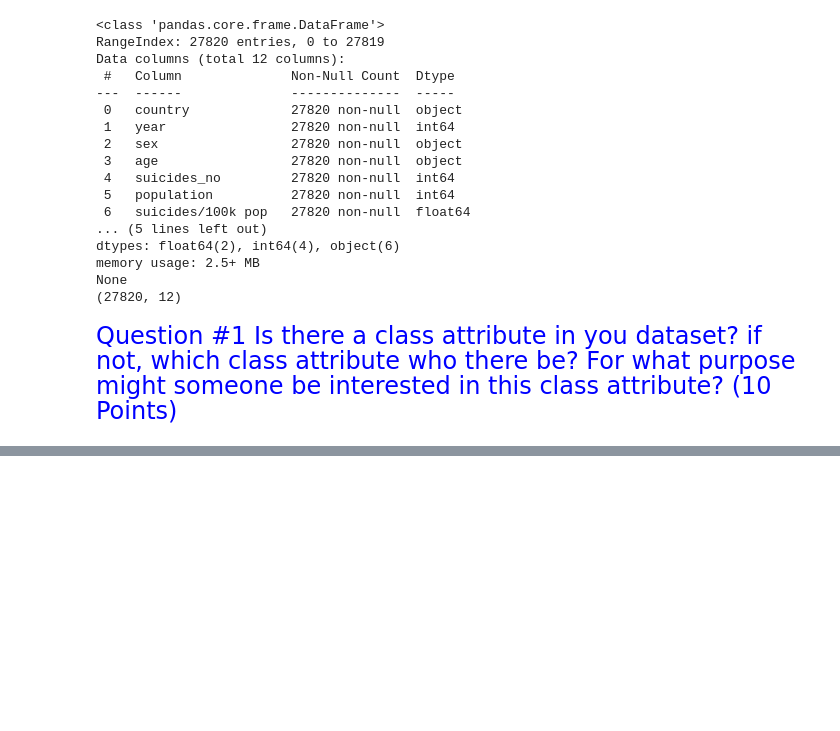
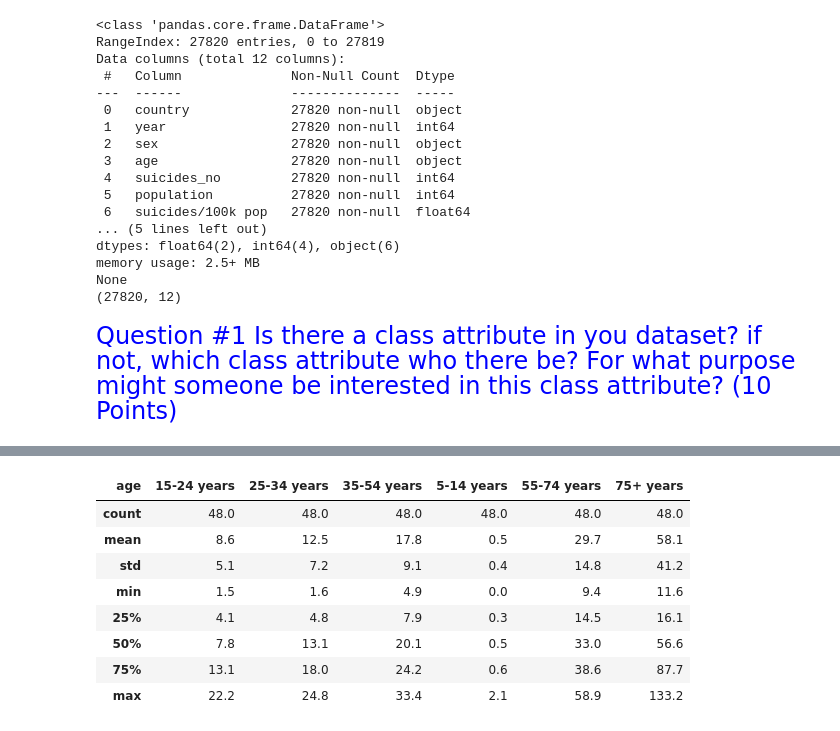
Before and after one commit to weigeng-valpo/AMOD533, a Jupyter notebook: AMOD-533 Final.ipynb, the cells around one changed output, grey strips where cells are left out. Cells and saved outputs as stored; diff of their text form; code cells hidden in the pictures; blank space fills up the shorter version.

```diff
--- a/AMOD-533 Final.ipynb
+++ b/AMOD-533 Final.ipynb
@@ -124,0 +114,13 @@ Cuba_df[(select_columns)].describe(include='all')
+# %%
+# Part I: display measurements for suicides/100 pop by age for Cuba
+Cuba_df.groupby(['age'])['suicides/100k pop'].describe().transpose().round(1)
+# %% [output]
+| age | 15-24 years | 25-34 years | 35-54 years | 5-14 years | 55-74 years | 75+ years |
+| count | 48.0 | 48.0 | 48.0 | 48.0 | 48.0 | 48.0 |
+| mean | 8.6 | 12.5 | 17.8 | 0.5 | 29.7 | 58.1 |
+| std | 5.1 | 7.2 | 9.1 | 0.4 | 14.8 | 41.2 |
+| min | 1.5 | 1.6 | 4.9 | 0.0 | 9.4 | 11.6 |
+| 25% | 4.1 | 4.8 | 7.9 | 0.3 | 14.5 | 16.1 |
+| 50% | 7.8 | 13.1 | 20.1 | 0.5 | 33.0 | 56.6 |
+| 75% | 13.1 | 18.0 | 24.2 | 0.6 | 38.6 | 87.7 |
+| max | 22.2 | 24.8 | 33.4 | 2.1 | 58.9 | 133.2 |
```
Also changed, not shown: parts of 18 cells of this notebook.
